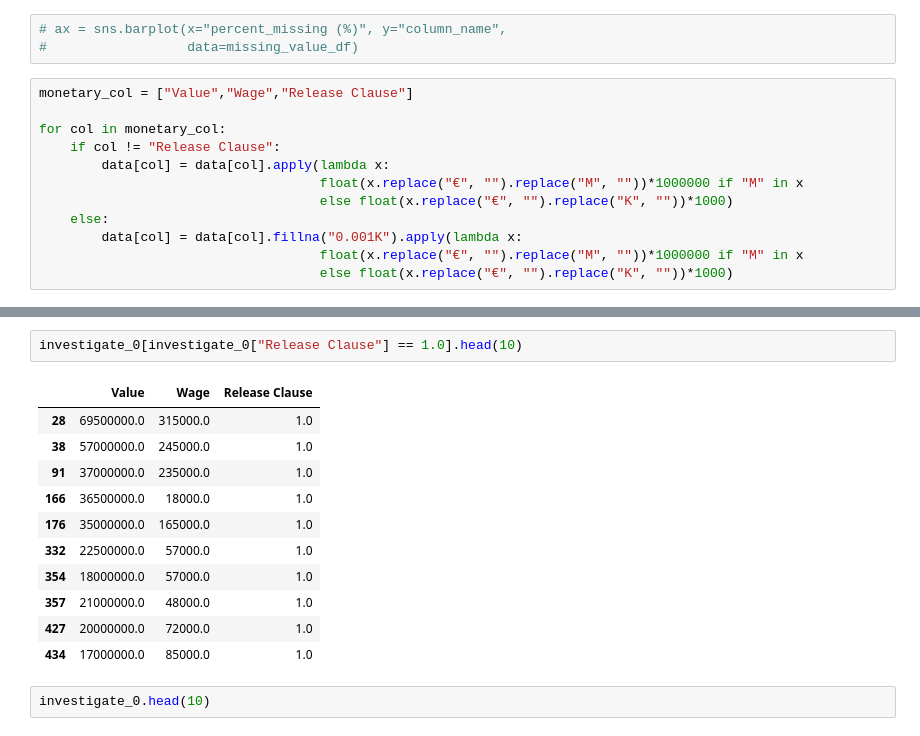
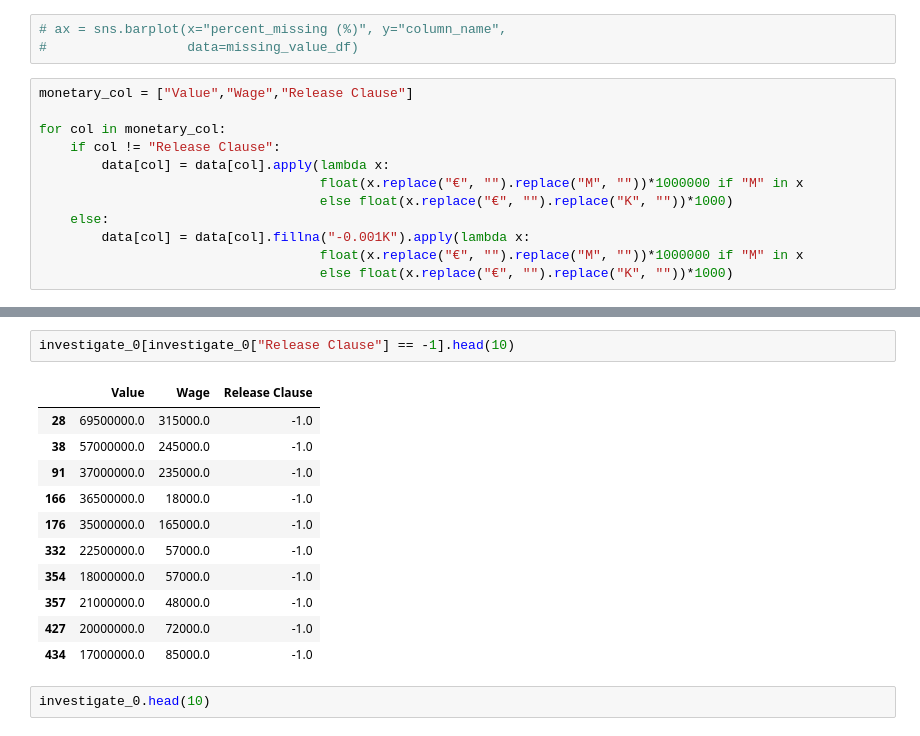
Before and after one commit to HieuFromWaterloo/stat441_project, a Jupyter notebook: Exploration.ipynb, the cells around one changed output, grey strips where cells are left out. Drawn from its saved outputs; the diff is of its cells as text.

```diff
--- a/Exploration.ipynb
+++ b/Exploration.ipynb
@@ -90,7 +146,7 @@ for col in monetary_col:
                                     float(x.replace("€", "").replace("M", ""))*1000000 if "M" in x
                                     else float(x.replace("€", "").replace("K", ""))*1000)
     else:
-        data[col] = data[col].fillna("0.001K").apply(lambda x:
+        data[col] = data[col].fillna("-0.001K").apply(lambda x:
                                     float(x.replace("€", "").replace("M", ""))*1000000 if "M" in x
                                     else float(x.replace("€", "").replace("K", ""))*1000)
 # %%
@@ -112,19 +168,19 @@ len(investigate_0[investigate_0["Release Clause"] == 1.0])
 # %% [output]
 1564
 # %%
-investigate_0[investigate_0["Release Clause"] == 1.0].head(10)
+investigate_0[investigate_0["Release Clause"] == -1].head(10)
 # %% [output]
 |  | Value | Wage | Release Clause |
-| 28 | 69500000.0 | 315000.0 | 1.0 |
-| 38 | 57000000.0 | 245000.0 | 1.0 |
-| 91 | 37000000.0 | 235000.0 | 1.0 |
-| 166 | 36500000.0 | 18000.0 | 1.0 |
-| 176 | 35000000.0 | 165000.0 | 1.0 |
-| 332 | 22500000.0 | 57000.0 | 1.0 |
-| 354 | 18000000.0 | 57000.0 | 1.0 |
-| 357 | 21000000.0 | 48000.0 | 1.0 |
-| 427 | 20000000.0 | 72000.0 | 1.0 |
-| 434 | 17000000.0 | 85000.0 | 1.0 |
+| 28 | 69500000.0 | 315000.0 | -1.0 |
+| 38 | 57000000.0 | 245000.0 | -1.0 |
+| 91 | 37000000.0 | 235000.0 | -1.0 |
+| 166 | 36500000.0 | 18000.0 | -1.0 |
+| 176 | 35000000.0 | 165000.0 | -1.0 |
+| 332 | 22500000.0 | 57000.0 | -1.0 |
+| 354 | 18000000.0 | 57000.0 | -1.0 |
+| 357 | 21000000.0 | 48000.0 | -1.0 |
+| 427 | 20000000.0 | 72000.0 | -1.0 |
+| 434 | 17000000.0 | 85000.0 | -1.0 |
 # %%
 investigate_0.head(10)
 # %% [output]
```
Also changed, not shown: parts of 28 cells of this notebook.
